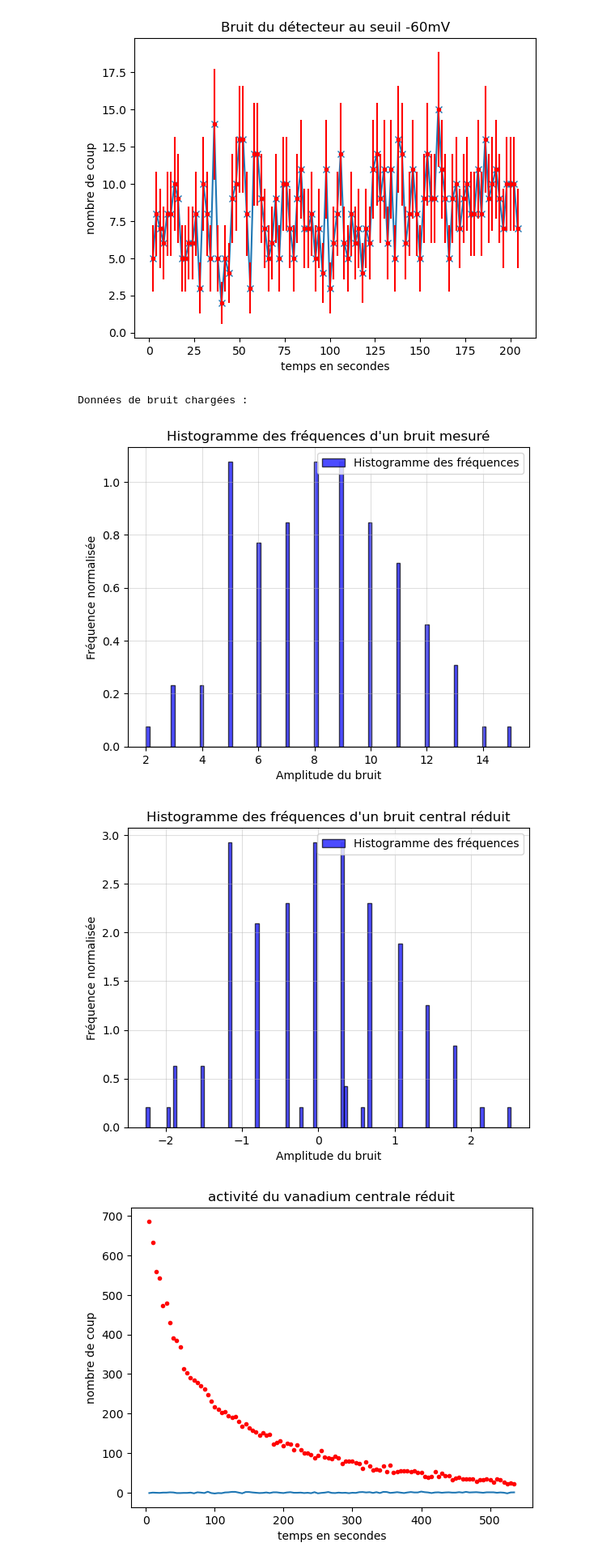
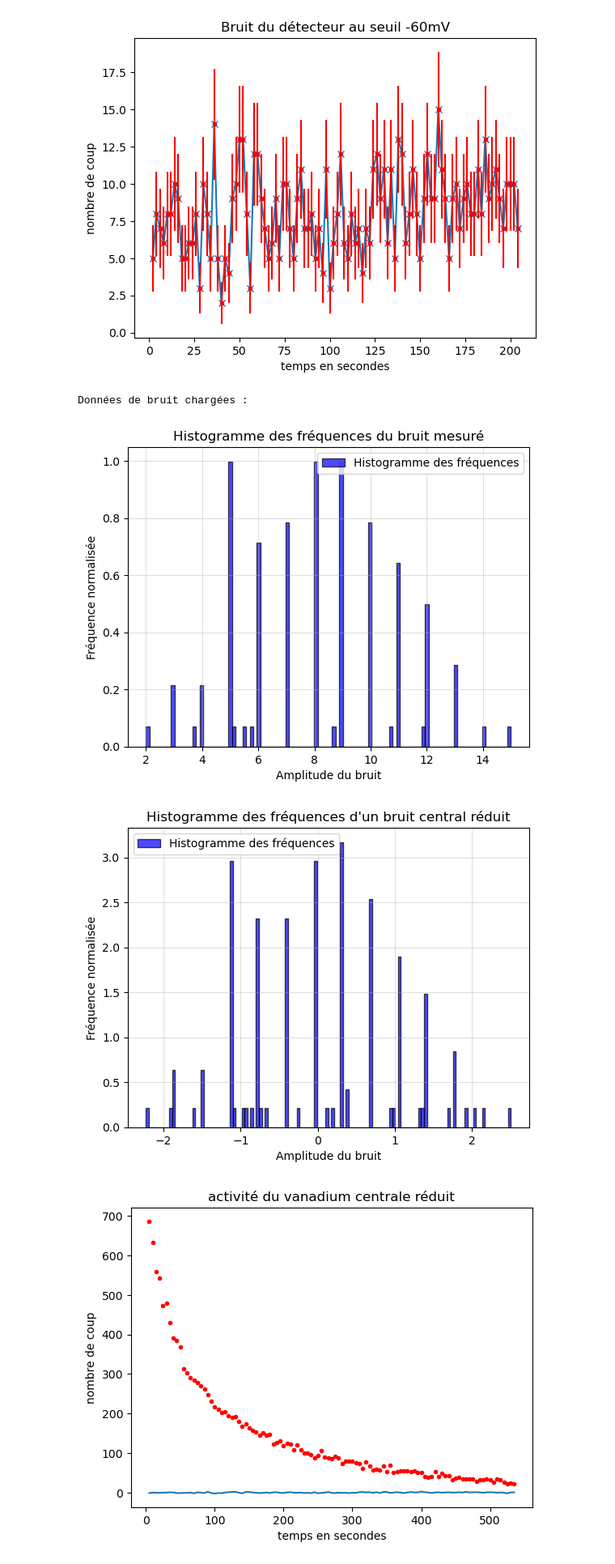
Before and after one commit to Zoltrak-Kiruwa/TP-activation-neutronique, a Jupyter notebook: courbesTP.ipynb, the cells around one changed output. Shown at 81% size. Drawn from its saved outputs; the diff is of its cells as text; code cells hidden in the pictures.

```diff
--- a/courbesTP.ipynb
+++ b/courbesTP.ipynb
@@ -228,7 +228,7 @@ print("Données de bruit chargées :")
 plt.hist(yb, bins=len(xb), density=True, alpha=0.7, color='blue', edgecolor='black', label='Histogramme des fréquences')
 
 # Ajouter un titre et des étiquettes
-plt.title("Histogramme des fréquences d'un bruit mesuré")
+plt.title("Histogramme des fréquences du bruit mesuré")
 plt.xlabel("Amplitude du bruit")
 plt.ylabel("Fréquence normalisée")
 plt.legend()
@@ -238,35 +238,36 @@ plt.grid(alpha=0.4)
 plt.show()
 # %% [output]
 Données de bruit chargées :
-[figure, old version]
+[figure, new version]
 # %%
 #bruit centré réduit
 
 moy = np.mean(yb)
 sigma = np.std(yb)
 
 yb = np.array(yb)
 Yb = np.array([])
 
-yb_gen=np.random.normal(moy,sigma,abs(len(xv)-len(yb)))
+yb_gen=np.random.normal(moy,sigma,abs(len(x)-len(yb)))
+
 yb = np.concatenate((yb,yb_gen))
 
 for i in range(len(yb)):
     Yb = np.append(Yb,(yb[i]-moy)/sigma)
 
 plt.hist(Yb, bins=len(Yb), density=True, alpha=0.7, color='blue', edgecolor='black', label='Histogramme des fréquences')
 
 # Ajouter un titre et des étiquettes
 plt.title("Histogramme des fréquences d'un bruit central réduit")
 plt.xlabel("Amplitude du bruit")
 plt.ylabel("Fréquence normalisée")
 plt.legend()
 plt.grid(alpha=0.4)
 
 # Afficher l'histogramme
 plt.show()
 # %% [output]
-[figure, old version]
+[figure, new version]
 # %%
 #Graphique vanadium:
 Yv =[]
```
Also changed, not shown: parts of 1 cell of this notebook, 3 other files.
